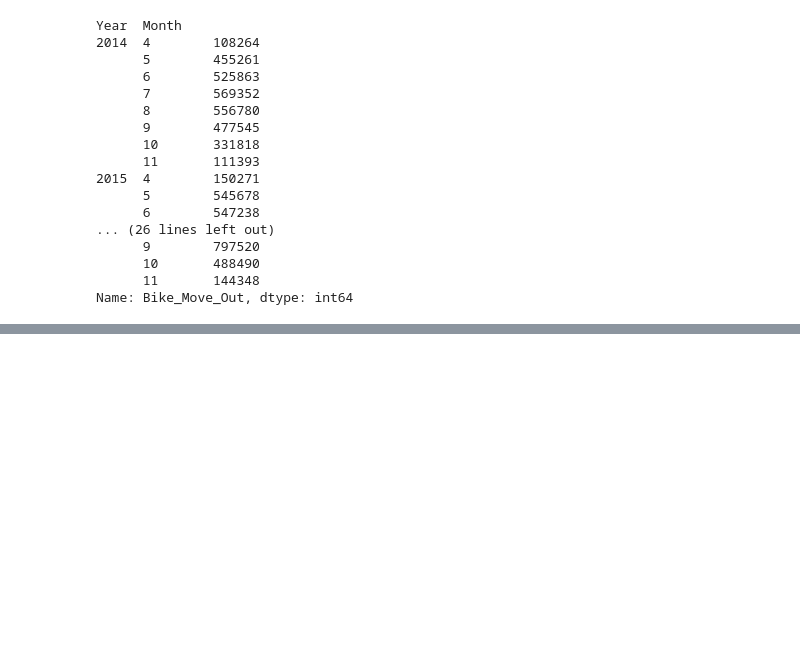
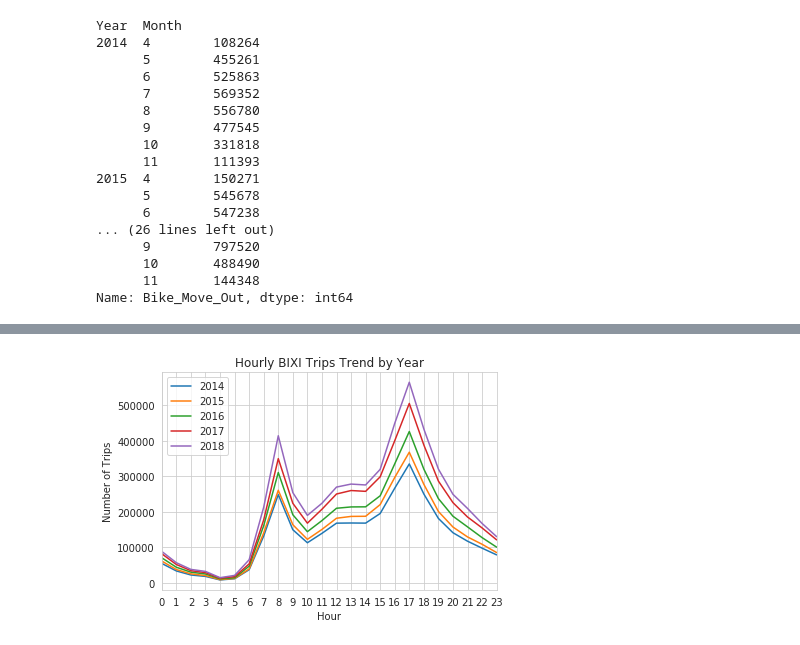
Before and after one commit to bmshahrier/bixi-monteal, a Jupyter notebook: bixi_montreal_exploratory_data_analysis.ipynb, the cells around one changed output, grey strips where cells are left out. Cells and saved outputs as stored; diff of their text form; code cells hidden in the pictures; blank space fills up the shorter version.

```diff
--- a/bixi_montreal_exploratory_data_analysis.ipynb
+++ b/bixi_montreal_exploratory_data_analysis.ipynb
@@ -144,0 +201,14 @@ plt.show()
+# %%
+# Hourly Trips Trend by Year
+years = [2014, 2015, 2016, 2017, 2018]
+for year in years:
+  df_bixi.loc[df_bixi['Year'] == year].groupby(by=['Hour'])['Bike_Move_Out'].sum().plot(kind='line')
+  plt.legend(years)
+plt.title('Hourly BIXI Trips Trend by Year')
+plt.xlabel('Hour')
+plt.ylabel('Number of Trips')
+x = [0, 23]
+plt.xticks(np.arange(min(x), max(x)+1, 1))
+plt.show()
+# %% [output]
+[figure, added]
```
Also changed, not shown: parts of 7 cells of this notebook.
